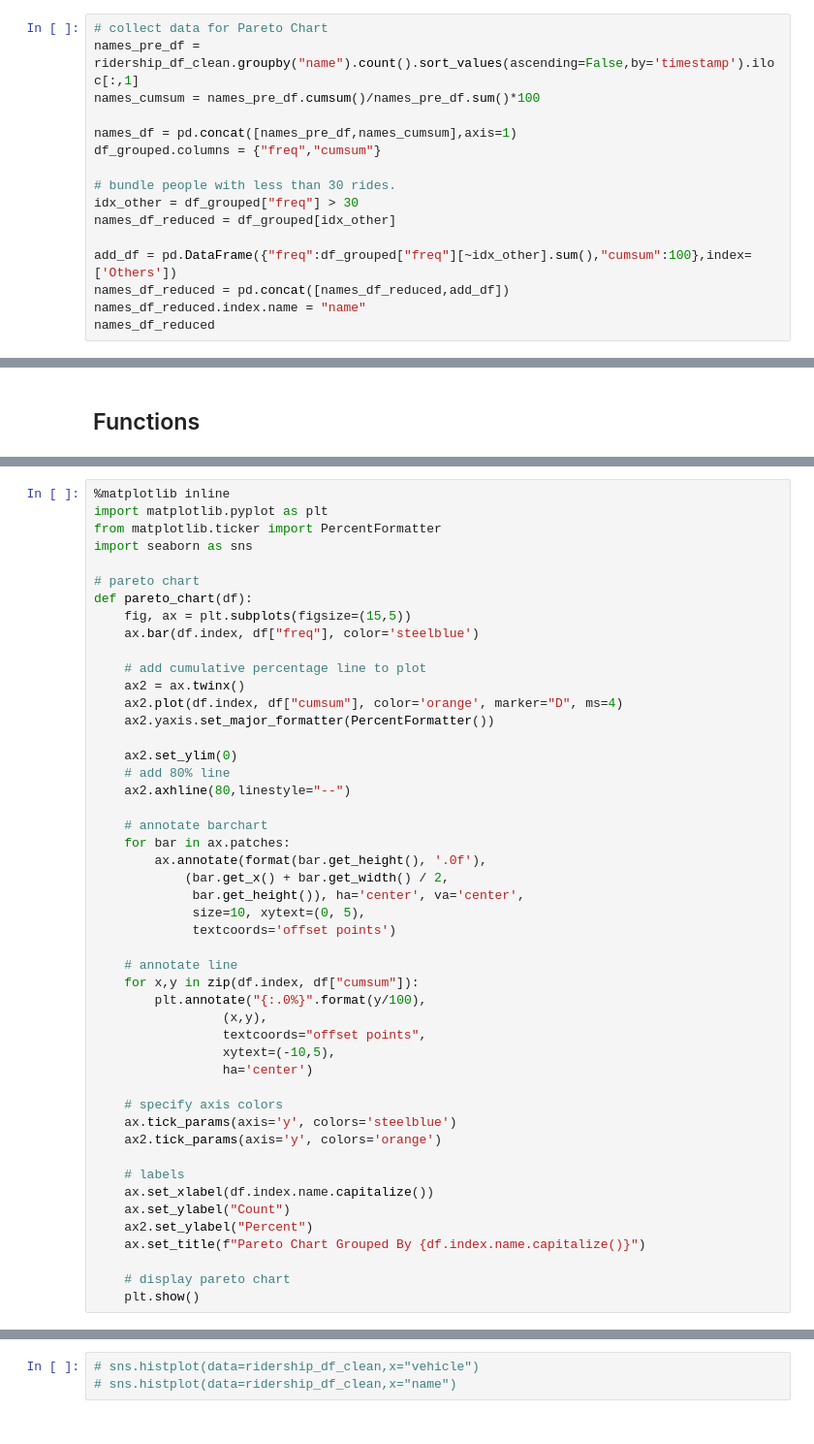
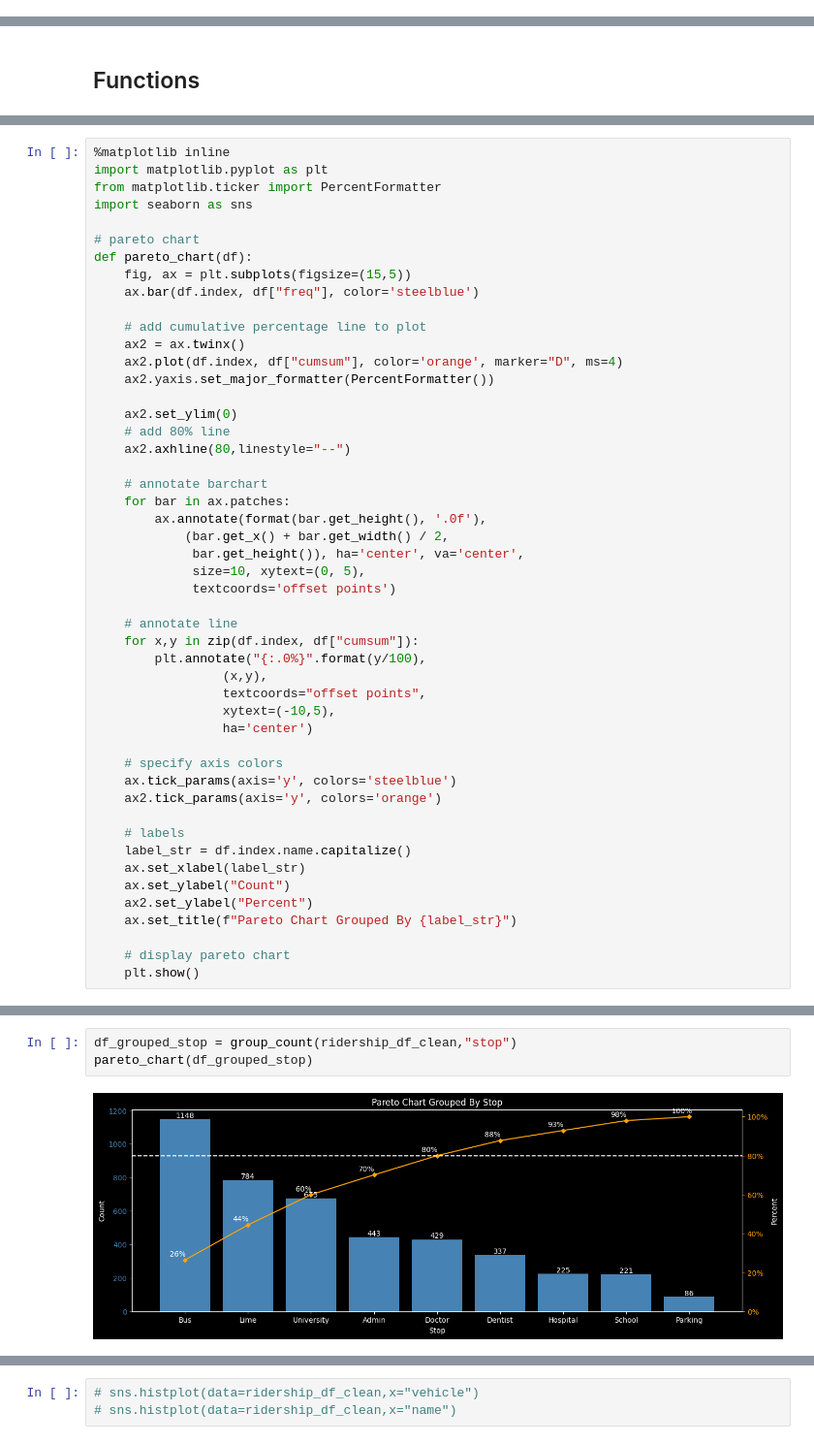
Before and after one commit to jrosilam/MayMobility_TakeHome, a Jupyter notebook: takehome_test.ipynb, the cells around one changed output, grey strips where cells are left out. Shown at 97% size. Drawn from its saved outputs; the diff is of its cells as text.

Commit message:
more plots

```diff
--- a/takehome_test.ipynb
+++ b/takehome_test.ipynb
@@ -665,19 +665,3 @@ ridership_df_clean.groupby(["day","stop"]).describe()
 </td></tr> </table>
 # %% [markdown]
 # Data Visualization
-# %%
-# collect data for Pareto Chart
-names_pre_df = ridership_df_clean.groupby("name").count().sort_values(ascending=False,by='timestamp').iloc[:,1]
-names_cumsum = names_pre_df.cumsum()/names_pre_df.sum()*100
-
-names_df = pd.concat([names_pre_df,names_cumsum],axis=1)
-df_grouped.columns = {"freq","cumsum"}
-
-# bundle people with less than 30 rides.
-idx_other = df_grouped["freq"] > 30
-names_df_reduced = df_grouped[idx_other]
-
-add_df = pd.DataFrame({"freq":df_grouped["freq"][~idx_other].sum(),"cumsum":100},index=['Others'])
-names_df_reduced = pd.concat([names_df_reduced,add_df])
-names_df_reduced.index.name = "name"
-names_df_reduced
@@ -766,10 +735,11 @@ def pareto_chart(df):
     ax2.tick_params(axis='y', colors='orange')
 
     # labels
-    ax.set_xlabel(df.index.name.capitalize())
+    label_str = df.index.name.capitalize()
+    ax.set_xlabel(label_str)
     ax.set_ylabel("Count")
     ax2.set_ylabel("Percent")
-    ax.set_title(f"Pareto Chart Grouped By {df.index.name.capitalize()}")
+    ax.set_title(f"Pareto Chart Grouped By {label_str}")
 
     # display pareto chart
     plt.show()
@@ -779,3 +749,8 @@ pareto_chart(df_grouped)
 # %% [output]
 [figure]
+# %%
+df_grouped_stop = group_count(ridership_df_clean,"stop")
+pareto_chart(df_grouped_stop)
+# %% [output]
+[figure, added]
 # %%
```
Also changed, not shown: parts of 7 cells of this notebook.
